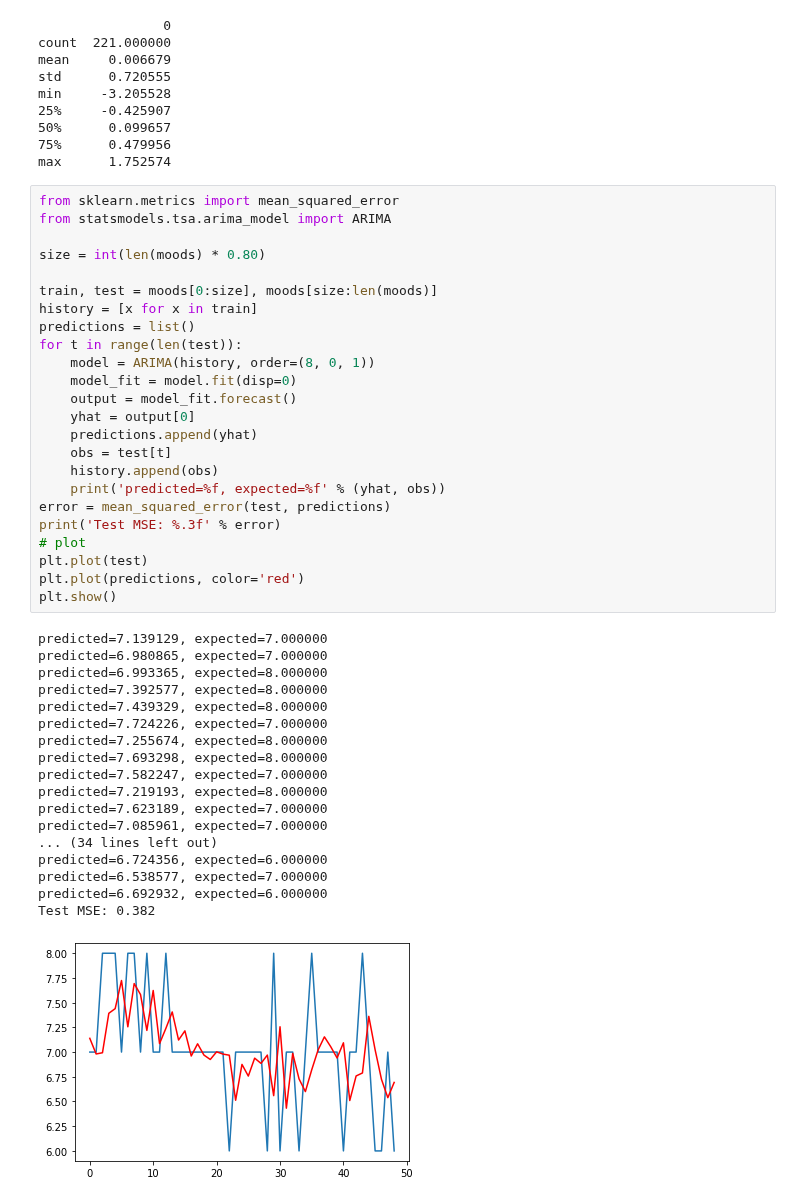
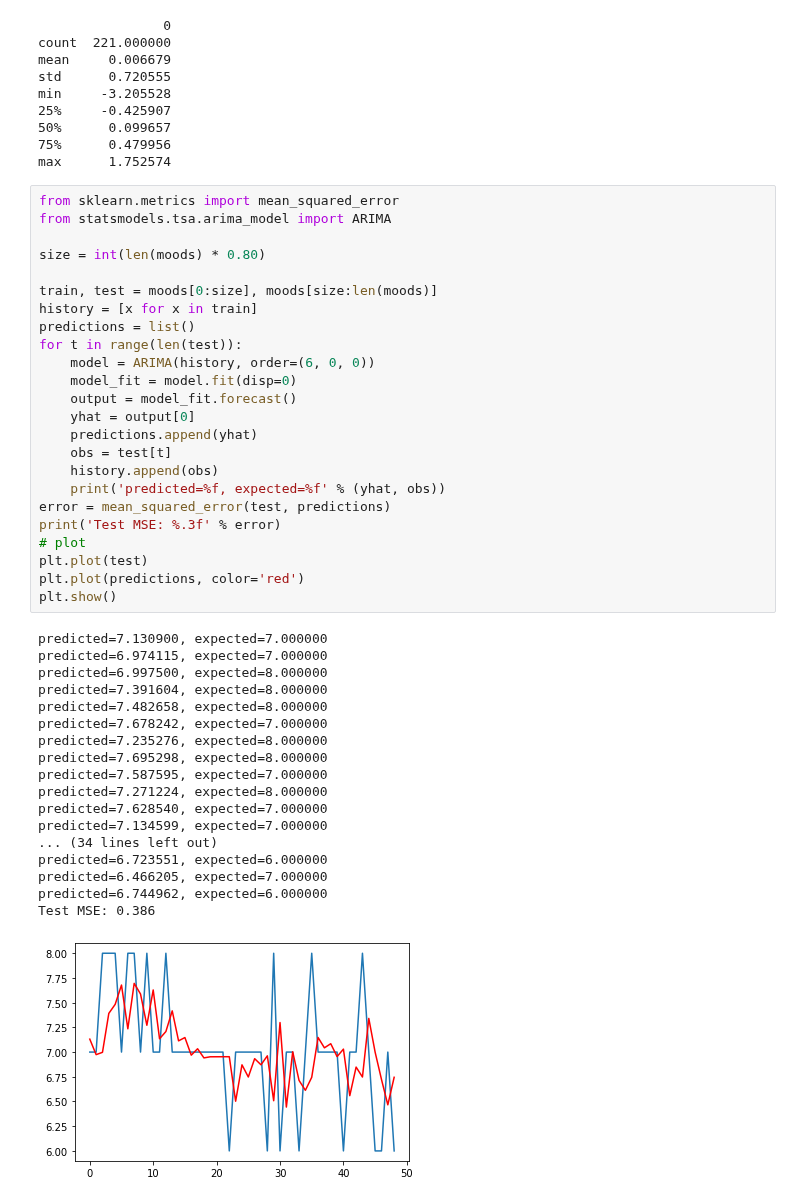
Before and after one commit to guybrush1989/DMT-Group80, a Jupyter notebook: ARIMA.ipynb, the cells around one changed output. Saved outputs shown, nothing was run; the diff lists cells and outputs as text.

```diff
--- a/ARIMA.ipynb
+++ b/ARIMA.ipynb
@@ -199,43 +199,43 @@ max      1.752574
 # %%
 from sklearn.metrics import mean_squared_error
 from statsmodels.tsa.arima_model import ARIMA
 
 size = int(len(moods) * 0.80)
 
 train, test = moods[0:size], moods[size:len(moods)]
 history = [x for x in train]
 predictions = list()
 for t in range(len(test)):
-    model = ARIMA(history, order=(8, 0, 1))
+    model = ARIMA(history, order=(6, 0, 0))
     model_fit = model.fit(disp=0)
     output = model_fit.forecast()
     yhat = output[0]
     predictions.append(yhat)
     obs = test[t]
     history.append(obs)
     print('predicted=%f, expected=%f' % (yhat, obs))
 error = mean_squared_error(test, predictions)
 print('Test MSE: %.3f' % error)
 # plot
 plt.plot(test)
 plt.plot(predictions, color='red')
 plt.show()
 # %% [output]
-predicted=7.139129, expected=7.000000
-predicted=6.980865, expected=7.000000
-predicted=6.993365, expected=8.000000
-predicted=7.392577, expected=8.000000
-predicted=7.439329, expected=8.000000
-predicted=7.724226, expected=7.000000
-predicted=7.255674, expected=8.000000
-predicted=7.693298, expected=8.000000
-predicted=7.582247, expected=7.000000
-predicted=7.219193, expected=8.000000
-predicted=7.623189, expected=7.000000
-predicted=7.085961, expected=7.000000
+predicted=7.130900, expected=7.000000
+predicted=6.974115, expected=7.000000
+predicted=6.997500, expected=8.000000
+predicted=7.391604, expected=8.000000
+predicted=7.482658, expected=8.000000
+predicted=7.678242, expected=7.000000
+predicted=7.235276, expected=8.000000
+predicted=7.695298, expected=8.000000
+predicted=7.587595, expected=7.000000
+predicted=7.271224, expected=8.000000
+predicted=7.628540, expected=7.000000
+predicted=7.134599, expected=7.000000
 ... (34 lines left out)
-predicted=6.724356, expected=6.000000
-predicted=6.538577, expected=7.000000
-predicted=6.692932, expected=6.000000
-Test MSE: 0.382
+predicted=6.723551, expected=6.000000
+predicted=6.466205, expected=7.000000
+predicted=6.744962, expected=6.000000
+Test MSE: 0.386
-[figure, old version]
+[figure, new version]
```
Also changed, not shown: parts of 1 cell of this notebook.
